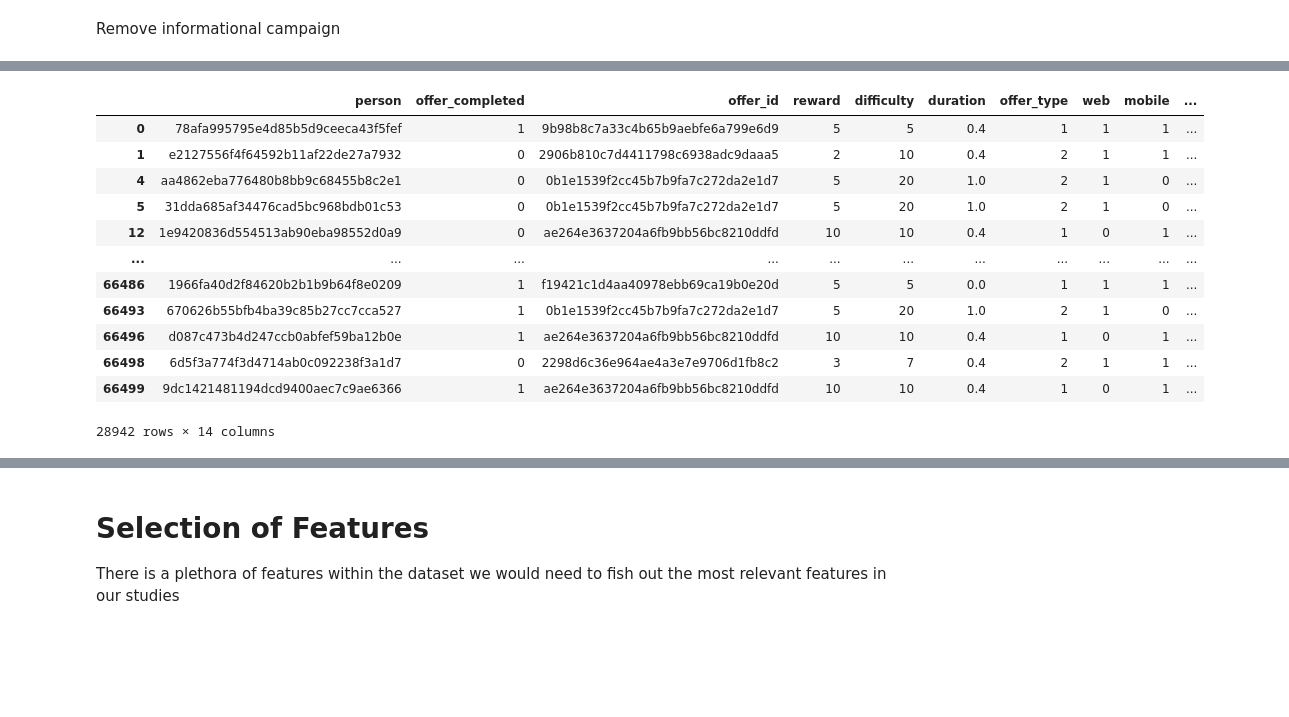
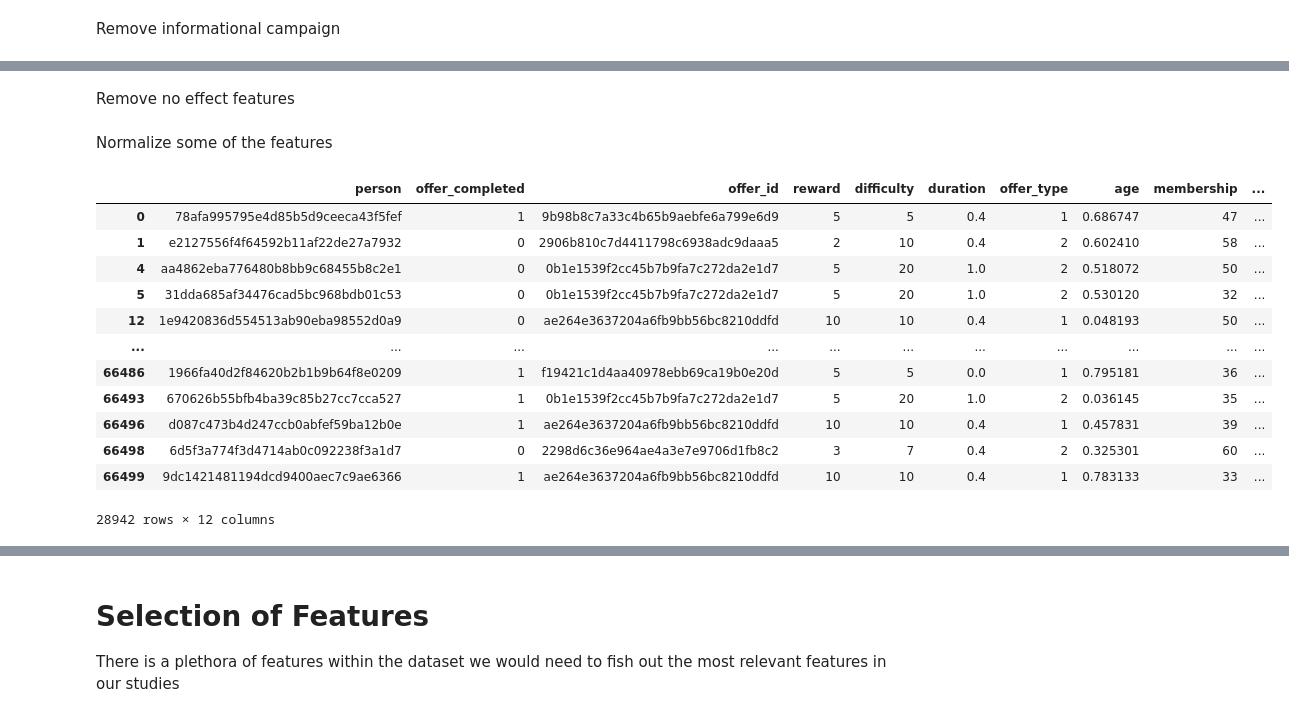
Before and after one commit to watertreader/Udacity_Data_Scientist_Nanodegree, a Jupyter notebook: Project_4/Starbucks_Capstone_notebook.ipynb, the cells around one changed output, grey strips where cells are left out. Saved outputs shown, nothing was run; the diff lists cells and outputs as text; code cells hidden in the pictures; blank space fills up the shorter version.

```diff
--- a/Project_4/Starbucks_Capstone_notebook.ipynb
+++ b/Project_4/Starbucks_Capstone_notebook.ipynb
@@ -1327,5 +1347,9 @@ No effect Features
+# %% [markdown]
+Remove no effect features
 # %%
-offer_view = offer_view.drop(['email', 'offer_viewed'], axis=1)
+offer_view = offer_view.drop(['email', 'offer_viewed', 'web', 'mobile', 'social'], axis=1)
+# %% [markdown]
+Normalize some of the features
 # %%
 def normalize(df):
     result = df.copy()
@@ -1340,19 +1364,25 @@ offer_view_chosen  = offer_view[chosen_column]
 temp  = normalize(offer_view_chosen)
 
 offer_view[chosen_column]=temp
-
-offer_view
-# %% [output]
-|  | person | offer_completed | offer_id | reward | difficulty | duration | offer_type | web | mobile | ... |
-| 0 | 78afa995795e4d85b5d9ceeca43f5fef | 1 | 9b98b8c7a33c4b65b9aebfe6a799e6d9 | 5 | 5 | 0.4 | 1 | 1 | 1 | ... |
-| 1 | e2127556f4f64592b11af22de27a7932 | 0 | 2906b810c7d4411798c6938adc9daaa5 | 2 | 10 | 0.4 | 2 | 1 | 1 | ... |
-| 4 | aa4862eba776480b8bb9c68455b8c2e1 | 0 | 0b1e1539f2cc45b7b9fa7c272da2e1d7 | 5 | 20 | 1.0 | 2 | 1 | 0 | ... |
-| 5 | 31dda685af34476cad5bc968bdb01c53 | 0 | 0b1e1539f2cc45b7b9fa7c272da2e1d7 | 5 | 20 | 1.0 | 2 | 1 | 0 | ... |
-| 12 | 1e9420836d554513ab90eba98552d0a9 | 0 | ae264e3637204a6fb9bb56bc8210ddfd | 10 | 10 | 0.4 | 1 | 0 | 1 | ... |
-| ... | ... | ... | ... | ... | ... | ... | ... | ... | ... | ... |
-| 66486 | 1966fa40d2f84620b2b1b9b64f8e0209 | 1 | f19421c1d4aa40978ebb69ca19b0e20d | 5 | 5 | 0.0 | 1 | 1 | 1 | ... |
-| 66493 | 670626b55bfb4ba39c85b27cc7cca527 | 1 | 0b1e1539f2cc45b7b9fa7c272da2e1d7 | 5 | 20 | 1.0 | 2 | 1 | 0 | ... |
-| 66496 | d087c473b4d247ccb0abfef59ba12b0e | 1 | ae264e3637204a6fb9bb56bc8210ddfd | 10 | 10 | 0.4 | 1 | 0 | 1 | ... |
-| 66498 | 6d5f3a774f3d4714ab0c092238f3a1d7 | 0 | 2298d6c36e964ae4a3e7e9706d1fb8c2 | 3 | 7 | 0.4 | 2 | 1 | 1 | ... |
-| 66499 | 9dc1421481194dcd9400aec7c9ae6366 | 1 | ae264e3637204a6fb9bb56bc8210ddfd | 10 | 10 | 0.4 | 1 | 0 | 1 | ... |
-28942 rows × 14 columns
+# %%
+one_hot = pd.get_dummies(offer_view['gender'])
+
+offer_view = offer_view.join(one_hot)
+
+offer_view = offer_view.drop(['gender','O'],axis = 1)
+
+offer_view
+# %% [output]
+|  | person | offer_completed | offer_id | reward | difficulty | duration | offer_type | age | membership | ... |
+| 0 | 78afa995795e4d85b5d9ceeca43f5fef | 1 | 9b98b8c7a33c4b65b9aebfe6a799e6d9 | 5 | 5 | 0.4 | 1 | 0.686747 | 47 | ... |
+| 1 | e2127556f4f64592b11af22de27a7932 | 0 | 2906b810c7d4411798c6938adc9daaa5 | 2 | 10 | 0.4 | 2 | 0.602410 | 58 | ... |
+| 4 | aa4862eba776480b8bb9c68455b8c2e1 | 0 | 0b1e1539f2cc45b7b9fa7c272da2e1d7 | 5 | 20 | 1.0 | 2 | 0.518072 | 50 | ... |
+| 5 | 31dda685af34476cad5bc968bdb01c53 | 0 | 0b1e1539f2cc45b7b9fa7c272da2e1d7 | 5 | 20 | 1.0 | 2 | 0.530120 | 32 | ... |
+| 12 | 1e9420836d554513ab90eba98552d0a9 | 0 | ae264e3637204a6fb9bb56bc8210ddfd | 10 | 10 | 0.4 | 1 | 0.048193 | 50 | ... |
+| ... | ... | ... | ... | ... | ... | ... | ... | ... | ... | ... |
+| 66486 | 1966fa40d2f84620b2b1b9b64f8e0209 | 1 | f19421c1d4aa40978ebb69ca19b0e20d | 5 | 5 | 0.0 | 1 | 0.795181 | 36 | ... |
+| 66493 | 670626b55bfb4ba39c85b27cc7cca527 | 1 | 0b1e1539f2cc45b7b9fa7c272da2e1d7 | 5 | 20 | 1.0 | 2 | 0.036145 | 35 | ... |
+| 66496 | d087c473b4d247ccb0abfef59ba12b0e | 1 | ae264e3637204a6fb9bb56bc8210ddfd | 10 | 10 | 0.4 | 1 | 0.457831 | 39 | ... |
+| 66498 | 6d5f3a774f3d4714ab0c092238f3a1d7 | 0 | 2298d6c36e964ae4a3e7e9706d1fb8c2 | 3 | 7 | 0.4 | 2 | 0.325301 | 60 | ... |
+| 66499 | 9dc1421481194dcd9400aec7c9ae6366 | 1 | ae264e3637204a6fb9bb56bc8210ddfd | 10 | 10 | 0.4 | 1 | 0.783133 | 33 | ... |
+28942 rows × 12 columns
```
Also changed, not shown: parts of 27 cells of this notebook.
